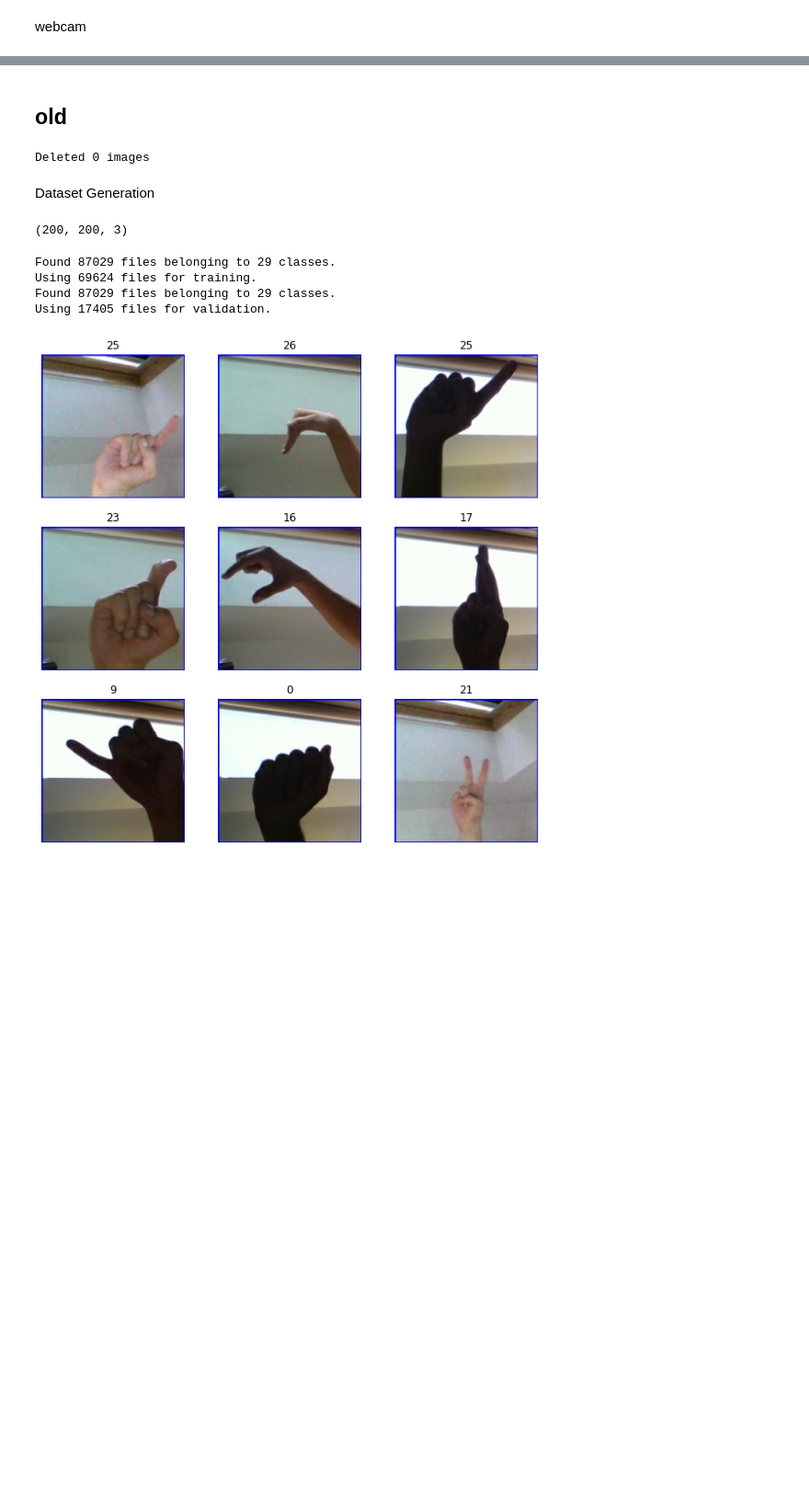
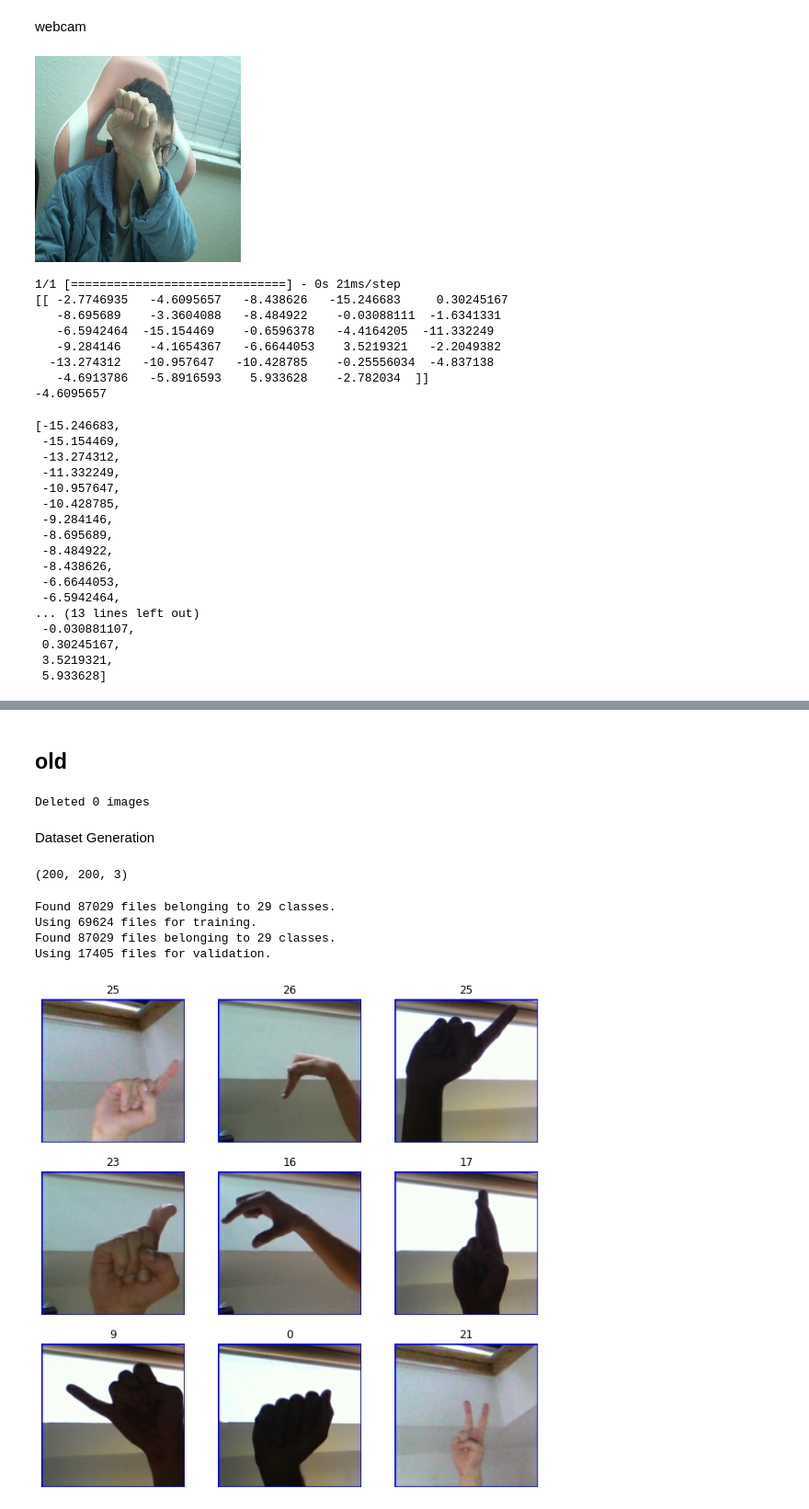
Before and after one commit to Barry-Tan/ASL-Alphabet-Detector, a Jupyter notebook: ASL_Preprocessing_mobileNetV2.ipynb, the cells around one changed output, grey strips where cells are left out. Shown at 92% size. Saved outputs shown, nothing was run; the diff lists cells and outputs as text; code cells hidden in the pictures; blank space fills up the shorter version.

```diff
--- a/ASL_Preprocessing_mobileNetV2.ipynb
+++ b/ASL_Preprocessing_mobileNetV2.ipynb
@@ -276,7 +276,7 @@ model.save('model_mobileNetV2.h5')
 # %% [markdown]
 Load Model
 # %%
-model_load = tf.keras.models.load_model('/content/model_mobileNetV2.h5')
+model_load = keras.models.load_model('/content/model_mobileNetV2.h5')
 model_load.summary()
 # %% [output]
 Model: "model"
@@ -400,3 +419,46 @@ def take_photo(filename='photo.jpg', quality=0.8):
+# %%
+from google.colab.patches import cv2_imshow
+def prepare(filepath):
+    image = cv2.imread(filepath)
+    image = cv2.resize(image, (224,224))
+   # image.reshape(-1, 224, 224, 3)
+    cv2_imshow(image)
+    image = image[np.newaxis, :,  :, :]
+    return image.astype('float32')/255.0
+# %%
+a = model_load.predict(prepare('/content/Letter_x.jpg'))
+print(a)
+print(a[0][1])
+b = [1,9,2,8,3,7]
+sorted(b)
+sorted(a[0])
+# %% [output]
+[figure, added]
+1/1 [==============================] - 0s 21ms/step
+[[ -2.7746935   -4.6095657   -8.438626   -15.246683     0.30245167
+   -8.695689    -3.3604088   -8.484922    -0.03088111  -1.6341331
+   -6.5942464  -15.154469    -0.6596378   -4.4164205  -11.332249
+   -9.284146    -4.1654367   -6.6644053    3.5219321   -2.2049382
+  -13.274312   -10.957647   -10.428785    -0.25556034  -4.837138
+   -4.6913786   -5.8916593    5.933628    -2.782034  ]]
+-4.6095657
+[-15.246683,
+ -15.154469,
+ -13.274312,
+ -11.332249,
+ -10.957647,
+ -10.428785,
+ -9.284146,
+ -8.695689,
+ -8.484922,
+ -8.438626,
+ -6.6644053,
+ -6.5942464,
+... (13 lines left out)
+ -0.030881107,
+ 0.30245167,
+ 3.5219321,
+ 5.933628]
 # %%
 try:
   while True:
```
Also changed, not shown: parts of 5 cells of this notebook.
